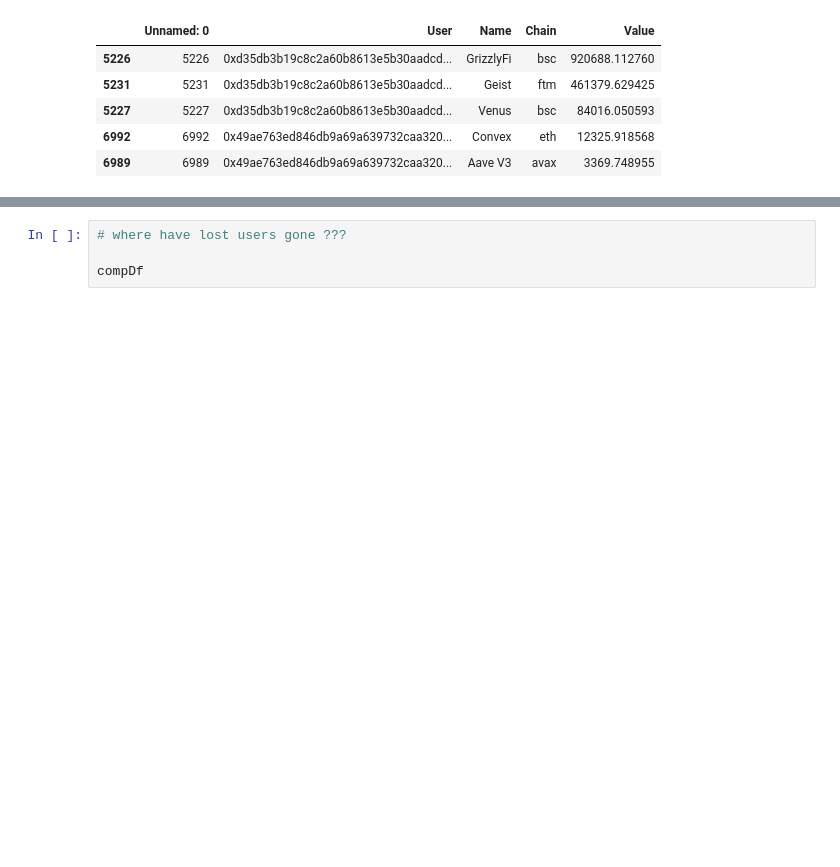
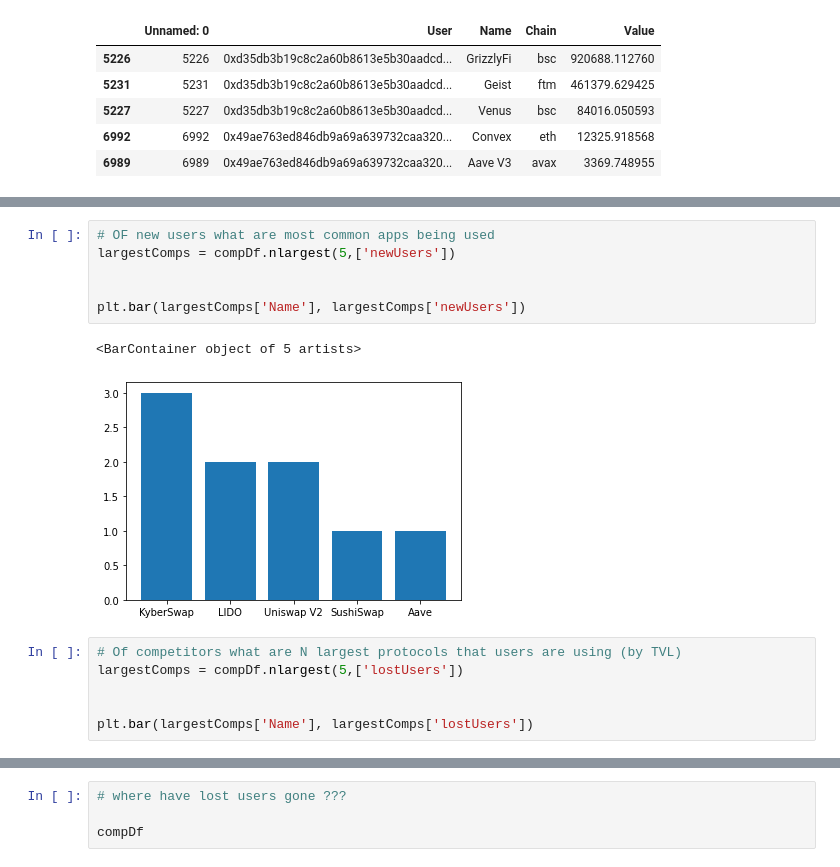
Before and after one commit to RoboVault/Insights, a Jupyter notebook: AAVE analysis quick.ipynb, the cells around one changed output, grey strips where cells are left out. Cells and saved outputs as stored; diff of their text form; blank space fills up the shorter version.

```diff
--- a/AAVE analysis quick.ipynb
+++ b/AAVE analysis quick.ipynb
@@ -230,0 +256,15 @@ compDf.nlargest(5,['TVLFromSharedUsers'])
+# %%
+# OF new users what are most common apps being used
+largestComps = compDf.nlargest(5,['newUsers'])
+
+
+plt.bar(largestComps['Name'], largestComps['newUsers'])
+# %% [output]
+<BarContainer object of 5 artists>
+[figure, added]
+# %%
+# Of competitors what are N largest protocols that users are using (by TVL)
+largestComps = compDf.nlargest(5,['lostUsers'])
+
+
+plt.bar(largestComps['Name'], largestComps['lostUsers'])
```
Also changed, not shown: parts of 20 cells of this notebook, 1 other file.
